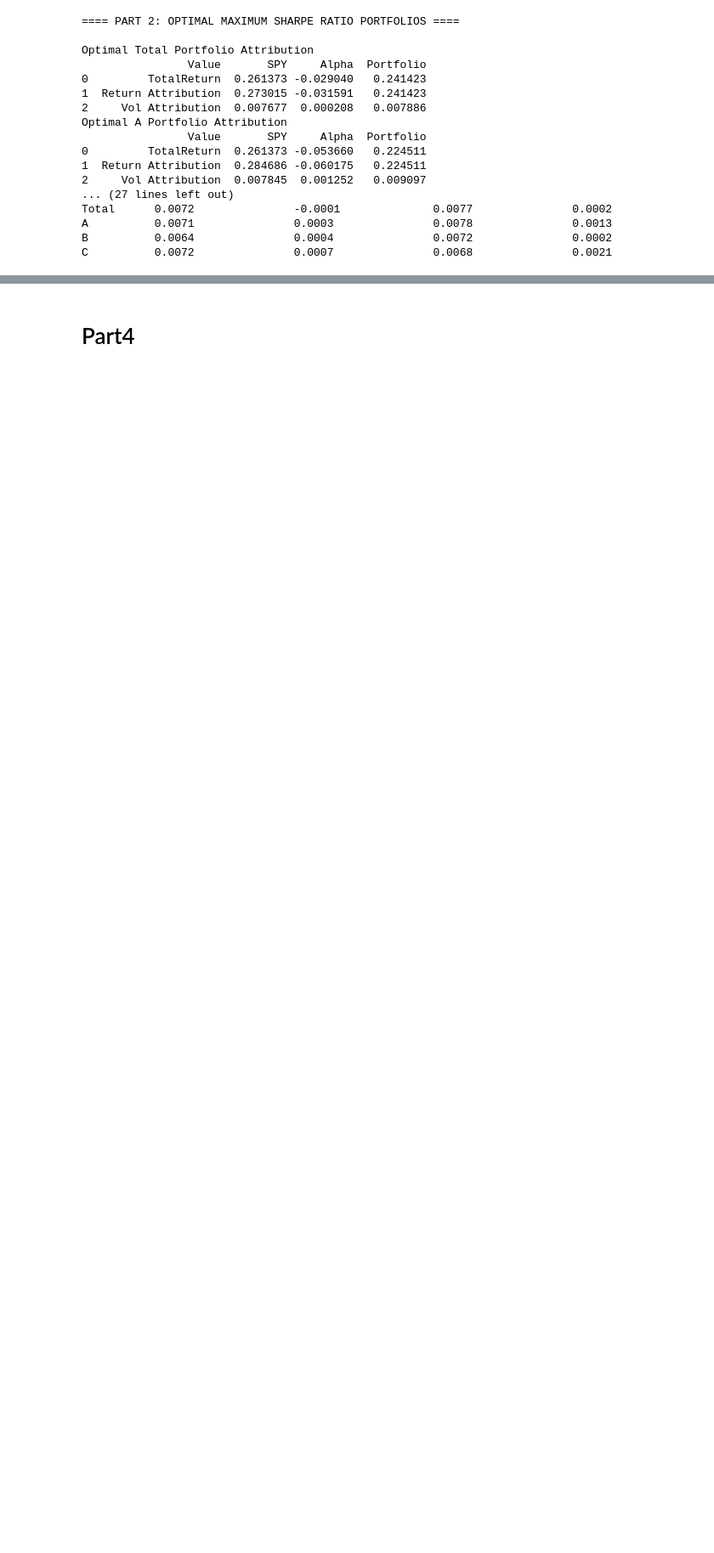
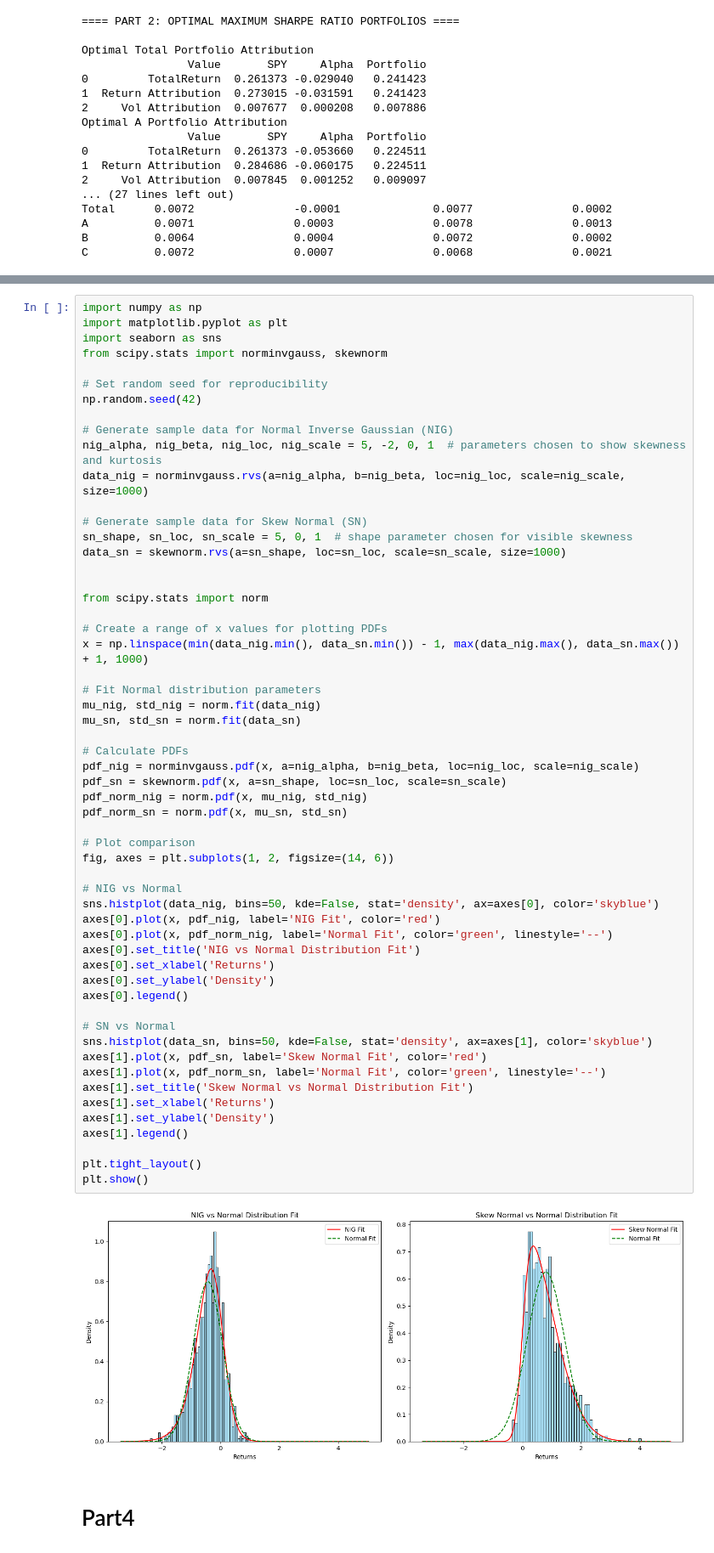
Before and after one commit to im-Tree/Fintech_545, a Jupyter notebook: FinalProject/final_code.ipynb, the cells around one changed output, grey strips where cells are left out. Shown at 85% size. Drawn from its saved outputs; the diff is of its cells as text; blank space fills up the shorter version.

```diff
--- a/FinalProject/final_code.ipynb
+++ b/FinalProject/final_code.ipynb
@@ -565,3 +567,61 @@ C          0.0072               0.0007               0.0068               0.0021
+# %%
+import numpy as np
+import matplotlib.pyplot as plt
+import seaborn as sns
+from scipy.stats import norminvgauss, skewnorm
+
+# Set random seed for reproducibility
+np.random.seed(42)
+
+# Generate sample data for Normal Inverse Gaussian (NIG)
+nig_alpha, nig_beta, nig_loc, nig_scale = 5, -2, 0, 1  # parameters chosen to show skewness and kurtosis
+data_nig = norminvgauss.rvs(a=nig_alpha, b=nig_beta, loc=nig_loc, scale=nig_scale, size=1000)
+
+# Generate sample data for Skew Normal (SN)
+sn_shape, sn_loc, sn_scale = 5, 0, 1  # shape parameter chosen for visible skewness
+data_sn = skewnorm.rvs(a=sn_shape, loc=sn_loc, scale=sn_scale, size=1000)
+
+
+from scipy.stats import norm
+
+# Create a range of x values for plotting PDFs
+x = np.linspace(min(data_nig.min(), data_sn.min()) - 1, max(data_nig.max(), data_sn.max()) + 1, 1000)
+
+# Fit Normal distribution parameters
+mu_nig, std_nig = norm.fit(data_nig)
+mu_sn, std_sn = norm.fit(data_sn)
+
+# Calculate PDFs
+pdf_nig = norminvgauss.pdf(x, a=nig_alpha, b=nig_beta, loc=nig_loc, scale=nig_scale)
+pdf_sn = skewnorm.pdf(x, a=sn_shape, loc=sn_loc, scale=sn_scale)
+pdf_norm_nig = norm.pdf(x, mu_nig, std_nig)
+pdf_norm_sn = norm.pdf(x, mu_sn, std_sn)
+
+# Plot comparison
+fig, axes = plt.subplots(1, 2, figsize=(14, 6))
+
+# NIG vs Normal
+sns.histplot(data_nig, bins=50, kde=False, stat='density', ax=axes[0], color='skyblue')
+axes[0].plot(x, pdf_nig, label='NIG Fit', color='red')
+axes[0].plot(x, pdf_norm_nig, label='Normal Fit', color='green', linestyle='--')
+axes[0].set_title('NIG vs Normal Distribution Fit')
+axes[0].set_xlabel('Returns')
+axes[0].set_ylabel('Density')
+axes[0].legend()
+
+# SN vs Normal
+sns.histplot(data_sn, bins=50, kde=False, stat='density', ax=axes[1], color='skyblue')
+axes[1].plot(x, pdf_sn, label='Skew Normal Fit', color='red')
+axes[1].plot(x, pdf_norm_sn, label='Normal Fit', color='green', linestyle='--')
+axes[1].set_title('Skew Normal vs Normal Distribution Fit')
+axes[1].set_xlabel('Returns')
+axes[1].set_ylabel('Density')
+axes[1].legend()
+
+plt.tight_layout()
+plt.show()
+# %% [output]
+[figure, added]
 # %% [markdown]
 # Part4
 # %%
```
Also changed, not shown: parts of 3 cells of this notebook, 1 other file.
